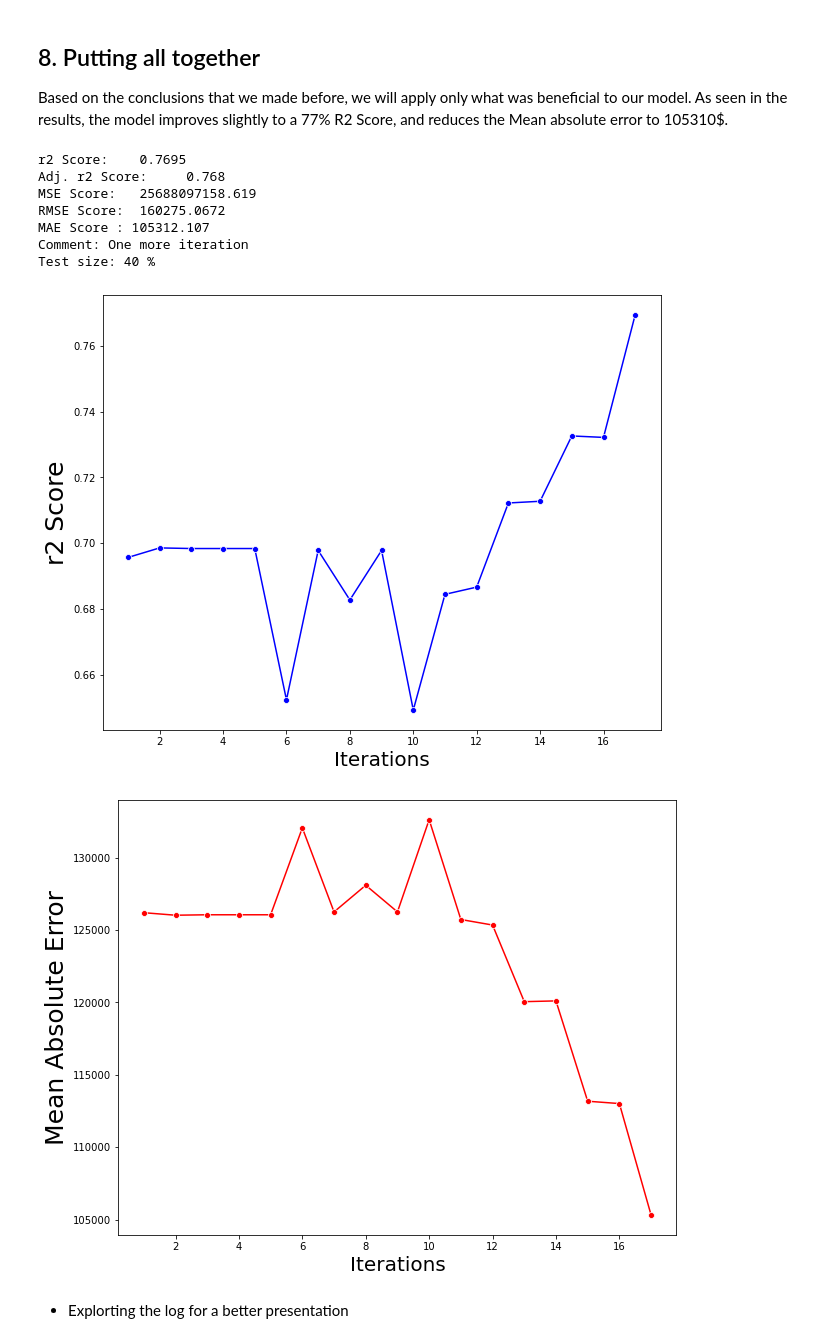
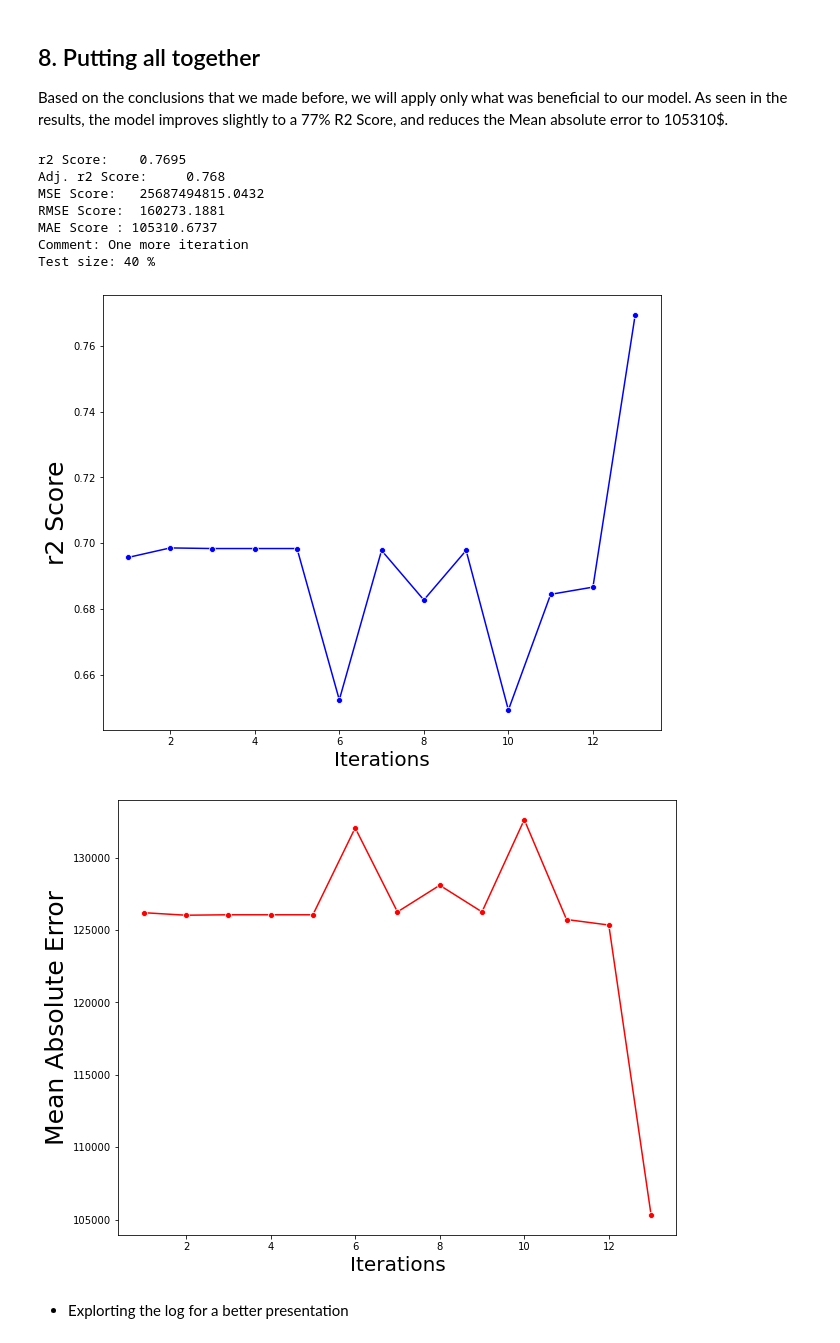
Before and after one commit to Alex-Skp/Case-Study-Regression, a Jupyter notebook: python/data-wrangling-and-linear-regression.ipynb, the cells around one changed output. Cells and saved outputs as stored; diff of their text form; code cells hidden in the pictures.

```diff
--- a/python/data-wrangling-and-linear-regression.ipynb
+++ b/python/data-wrangling-and-linear-regression.ipynb
@@ -735,7 +729,8 @@ y = datawr['price']
 # %% [markdown]
 ### 9th run: rolling back to the beginning
 # %%
-apply_linear_regression(X,y,.4,"rolled back to using sqft_lot and sqft_living")
+log_inp = apply_linear_regression(X,y,.4,"rolled back to using sqft_lot and sqft_living")
+reg_log.loc[len(reg_log)+1] = log_inp
 # %% [output]
 r2 Score:    0.6978
 Adj. r2 Score:     0.6972
@@ -795,7 +789,8 @@ X_stand = stscaler_apply(datawr.drop(['price'],axis =1))
 X = pd.concat((dates,built_year,X_stand), axis = 1)
 y = datawr['price']
 # %%
-apply_linear_regression(X,y,.4,"log scaling in living and lot surfaces")
+log_inp = apply_linear_regression(X,y,.4,"log scaling in living and lot surfaces")
+reg_log.loc[len(reg_log)+1] = log_inp
 # %% [output]
 r2 Score:    0.6492
 Adj. r2 Score:     0.6486
@@ -876,7 +870,8 @@ X_stand = stscaler_apply(datawr_num.drop(['price'],axis =1))
 X = pd.concat((dates,built_year,X_stand,datawr_cat), axis = 1)
 y = datawr['price']
 # %%
-apply_linear_regression(X,y,.4,"added city categorical data and population, dropped location columns")
+log_inp = apply_linear_regression(X,y,.4,"added city categorical data and population, dropped location columns")
+reg_log.loc[len(reg_log)+1] = log_inp
 # %% [output]
 r2 Score:    0.6844
 Adj. r2 Score:     0.683
@@ -905,7 +899,8 @@ X_stand = stscaler_apply(datawr_num.drop(['price'],axis =1))
 X = pd.concat((dates,built_year,X_stand,datawr_cat), axis = 1)
 y = datawr['price']
 # %%
-apply_linear_regression(X,y,.4,"turned city, waterfront and floors into categorical data")
+log_inp = apply_linear_regression(X,y,.4,"turned city, waterfront and floors into categorical data")
+reg_log.loc[len(reg_log)+1] = log_inp
 # %% [output]
 r2 Score:    0.6866
 Adj. r2 Score:     0.685
@@ -1157,39 +1165,39 @@ data_f.drop(['sqft_basement'],axis = 1, inplace = True)
 
 #OneHotEncoder for categoricals
 data_f_cat = data_f[['floors','waterfront','bathrooms','bedrooms','primary_city']]
 
 data_f_cat = onehot_apply(data_f_cat)
 
 #Minmax for discrete variables
 minmax_cols = ['date_sold','cond','grade','per_basement','yr_built','yr_renovated','view']
 data_f_minmax = data_f[minmax_cols]
 for col in minmax_cols:
     data_f_minmax[col] = minmax_apply(data_f_minmax[col])
     data_f_minmax[col] = data_f_minmax[col].fillna(0)
 
 #Standardscaler for continuos variables
 data_f_num = data_f.drop(cat_cols+minmax_cols+['price'], axis = 1)
 X_stand = stscaler_apply(data_f_num)
 
 #putting it all together
 X = pd.concat((X_stand,data_f_cat,data_f_minmax), axis = 1)
 y = data_f['price']
 
 #Running the model and logging the changes
-model = apply_linear_regression(X,y,.4,"One more iteration")
+reg_log.loc[len(reg_log)+1] = apply_linear_regression(X,y,.4,"One more iteration")
 
 #Plotting the score
 plot_log_show()
 # %% [output]
 r2 Score:    0.7695
 Adj. r2 Score:     0.768
-MSE Score:   25688097158.619
-RMSE Score:  160275.0672
-MAE Score : 105312.107
+MSE Score:   25687494815.0432
+RMSE Score:  160273.1881
+MAE Score : 105310.6737
 Comment: One more iteration
 Test size: 40 %
-[figure, old version]
+[figure, new version]
-[figure, old version]
+[figure, new version]
 # %% [markdown]
 * Explorting the log for a better presentation
 # %%
```
Also changed, not shown: parts of 21 cells of this notebook, 2 other files.
